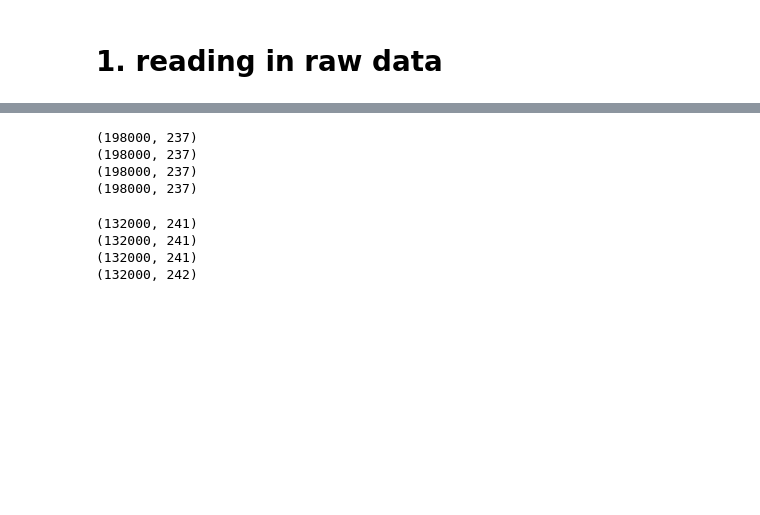
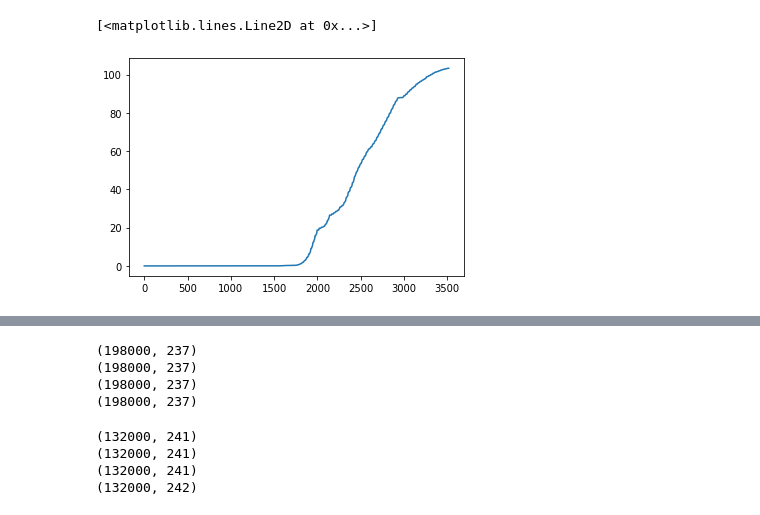
Before and after one commit to jennhsiao/upscale, a Jupyter notebook: notebooks/test.ipynb, the cells around one changed output, grey strips where cells are left out. Drawn from its saved outputs; the diff is of its cells as text; code cells hidden in the pictures; blank space fills up the shorter version.

```diff
--- a/notebooks/test.ipynb
+++ b/notebooks/test.ipynb
@@ -17,5 +17,3 @@ from palettable.colorbrewer.sequential import OrRd_6
 from palettable.colorbrewer.sequential import YlGn_9
 from palettable.colorbrewer.sequential import YlGnBu_8
 from palettable.colorbrewer.sequential import RdPu_5
-# %% [markdown]
-# 1. reading in raw data
@@ -67,0 +20,15 @@ df_solrad_all = df_solrad_all.replace({9999: np.nan})
+# %%
+cols = ['date', 'jday', 'time',
+        'leaves', 'mature_lvs', 'drop_lvs', 'LA', 'LA_dead', 'LAI',
+        'RH', 'leaf_WP', 'PFD', 'solrad', 'temp_soil', 'temp_air', 'temp_can', 'ET_dmd', 'ET_suply',
+        'Pn', 'Pg', 'resp', 'av_gs', 'LAI_sunlit', 'LAI_shaded', 'PFD_sunlit', 'PFD_shaded',
+        'An_sunlit', 'An_shaded', 'Ag_sunlit', 'Ag_shaded', 'gs_sunlit', 'gs_shaded', 'VPD',
+        'N', 'N_dmd', 'N_upt', 'N_leaf', 'PCRL', 'dm_total', 'dm_shoot', 'dm_ear', 'dm_totleaf', 'dm_dropleaf',
+        'dm_stem', 'dm_root', 'roil_rt', 'mx_rootdept', 'available_water', 'soluble_c', 'note']
+# %%
+test = pd.read_csv('/home/disk/eos8/ach315/MAIZSIM/out1_724510_1995_var_40.txt')
+test.columns = cols
+plt.plot(test.dm_ear)
+# %% [output]
+[<matplotlib.lines.Line2D at 0x...>]
+[figure, added]
```
Also changed, not shown: parts of 11 cells of this notebook, 11 other files.
